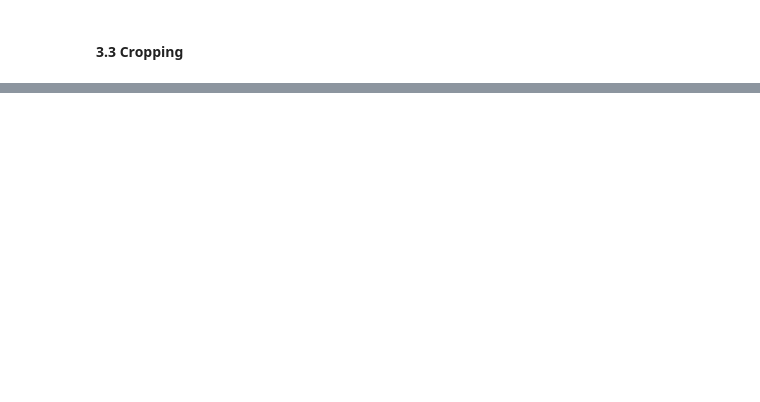
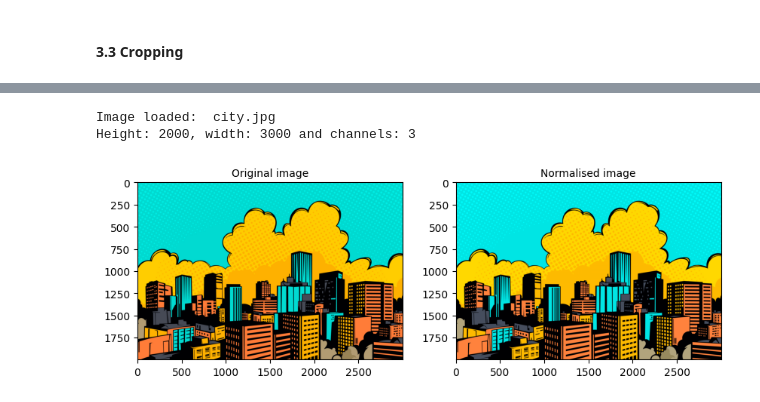
Before and after one commit to sibusiso-mtiyane/opencv-tutorials, a Jupyter notebook: 2. Image processing and enhancement.ipynb, the cells around one changed output, grey strips where cells are left out. Saved outputs shown, nothing was run; the diff lists cells and outputs as text; code cells hidden in the pictures; blank space fills up the shorter version.

```diff
--- a/2. Image processing and enhancement.ipynb
+++ b/2. Image processing and enhancement.ipynb
@@ -245,0 +314,21 @@ plt.show()
+# %%
+img, x, y, c = imload("city.jpg", "RGB")
+b, g, r = cv.split(img)
+
+b_normalization = cv.normalize(b.astype(float), None, 0, 1, cv.NORM_MINMAX)
+g_normalization = cv.normalize(g.astype(float), None, 0, 1, cv.NORM_MINMAX)
+r_normalization = cv.normalize(r.astype(float), None, 0, 1, cv.NORM_MINMAX)
+
+img_normalized = cv.merge((b_normalization, g_normalization, r_normalization))
+
+fig, axs = plt.subplots(1, 2, figsize = (10, 4.9))
+axs[0].imshow(img), axs[0].set_title("Original image", fontsize = 10)
+axs[1].imshow(img_normalized), axs[1].set_title("Normalised image", fontsize = 10)
+# for ax in axs:
+    # ax.set_xticks([]), ax.set_yticks([])
+plt.tight_layout
+plt.show()
+# %% [output]
+Image loaded:  city.jpg
+Height: 2000, width: 3000 and channels: 3
+[figure, added]
```
Also changed, not shown: parts of 10 cells of this notebook, 1 other file.
